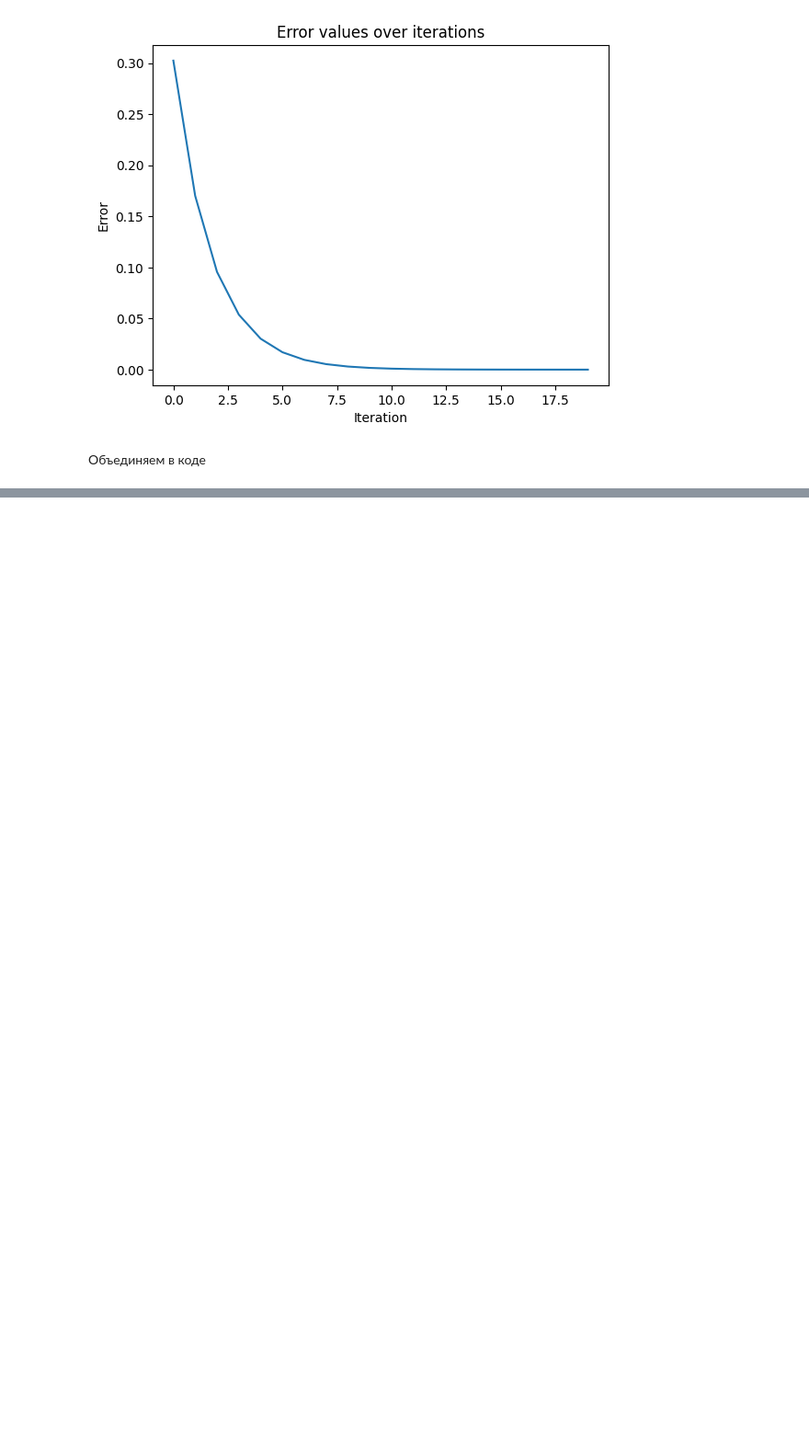
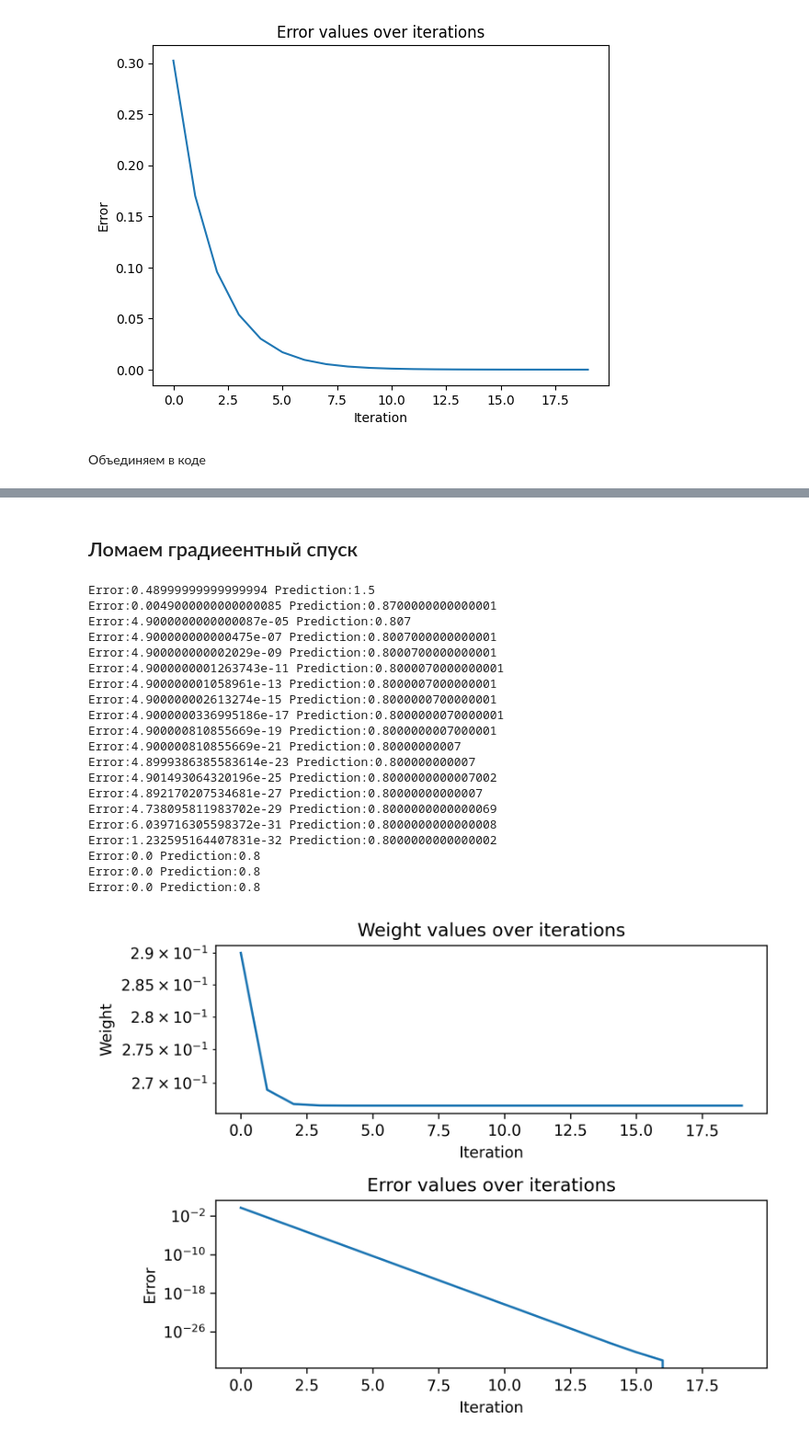
Before and after one commit to ksetdekov/grokking-deep-learning, a Jupyter notebook: Ch4_hot_cold.ipynb, the cells around one changed output, grey strips where cells are left out. Shown at 92% size. Cells and saved outputs as stored; diff of their text form; code cells hidden in the pictures; blank space fills up the shorter version.

```diff
--- a/Ch4_hot_cold.ipynb
+++ b/Ch4_hot_cold.ipynb
@@ -135,0 +135,56 @@ Error:
+# %% [markdown]
+## Ломаем градиеентный спуск
+# %%
+weight, goal_pred, input_value = (0.5, 0.8, 3)
+alpha = 0.1
+weights = []
+errors = []
+for iteration in range(20):
+    pred = input_value * weight
+    error = (pred - goal_pred) ** 2
+    derivative = input_value * (pred - goal_pred)
+    weight = weight - (alpha * derivative)
+
+    print("Error:" + str(error) + " Prediction:" + str(pred))
+
+    weights.append(weight)
+    errors.append(error)
+
+# plot delta vs iteration in upper subplot
+# plot error vs iteration in lower subplot
+fig, (ax1, ax2) = plt.subplots(2, 1, dpi=300)
+# log scale for y-axis
+ax1.set_yscale('log')
+ax1.plot(weights)
+ax1.set_xlabel('Iteration')
+ax1.set_ylabel('Weight')
+ax1.set_title('Weight values over iterations')
+ax2.set_yscale('log')
+ax2.plot(errors)
+ax2.set_xlabel('Iteration')
+ax2.set_ylabel('Error')
+ax2.set_title('Error values over iterations')
+plt.tight_layout()
+plt.show()
+# %% [output]
+Error:0.48999999999999994 Prediction:1.5
+Error:0.0049000000000000085 Prediction:0.8700000000000001
+Error:4.9000000000000087e-05 Prediction:0.807
+Error:4.900000000000475e-07 Prediction:0.8007000000000001
+Error:4.900000000002029e-09 Prediction:0.8000700000000001
+Error:4.9000000001263743e-11 Prediction:0.8000070000000001
+Error:4.900000001058961e-13 Prediction:0.8000007000000001
+Error:4.900000002613274e-15 Prediction:0.8000000700000001
+Error:4.9000000336995186e-17 Prediction:0.8000000070000001
+Error:4.900000810855669e-19 Prediction:0.8000000007000001
+Error:4.900000810855669e-21 Prediction:0.80000000007
+Error:4.8999386385583614e-23 Prediction:0.800000000007
+Error:4.901493064320196e-25 Prediction:0.8000000000007002
+Error:4.892170207534681e-27 Prediction:0.80000000000007
+Error:4.738095811983702e-29 Prediction:0.8000000000000069
+Error:6.039716305598372e-31 Prediction:0.8000000000000008
+Error:1.232595164407831e-32 Prediction:0.8000000000000002
+Error:0.0 Prediction:0.8
+Error:0.0 Prediction:0.8
+Error:0.0 Prediction:0.8
+[figure, added]
```
Also changed, not shown: parts of 2 cells of this notebook, 1 other file.
